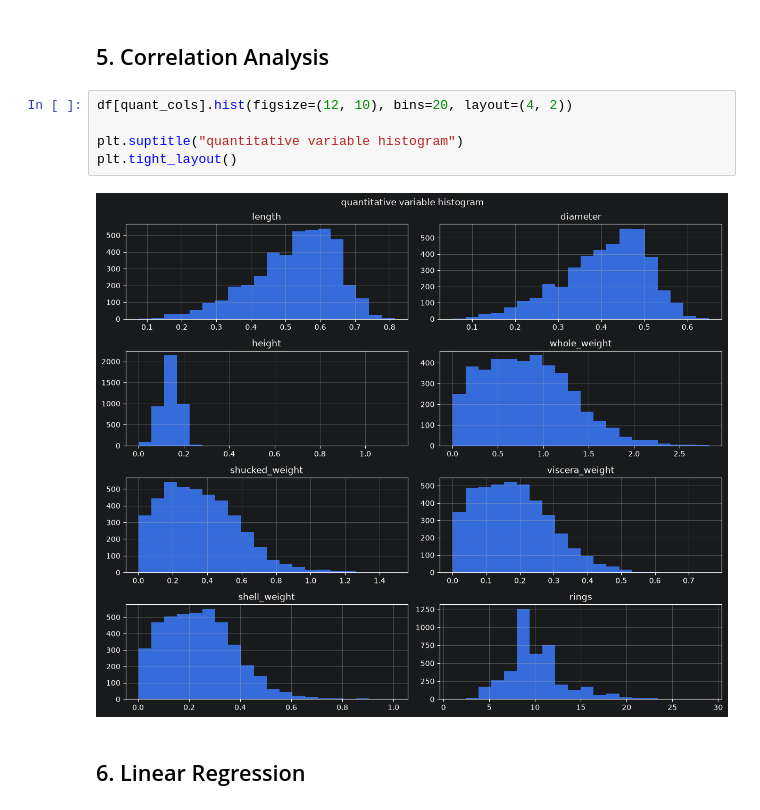
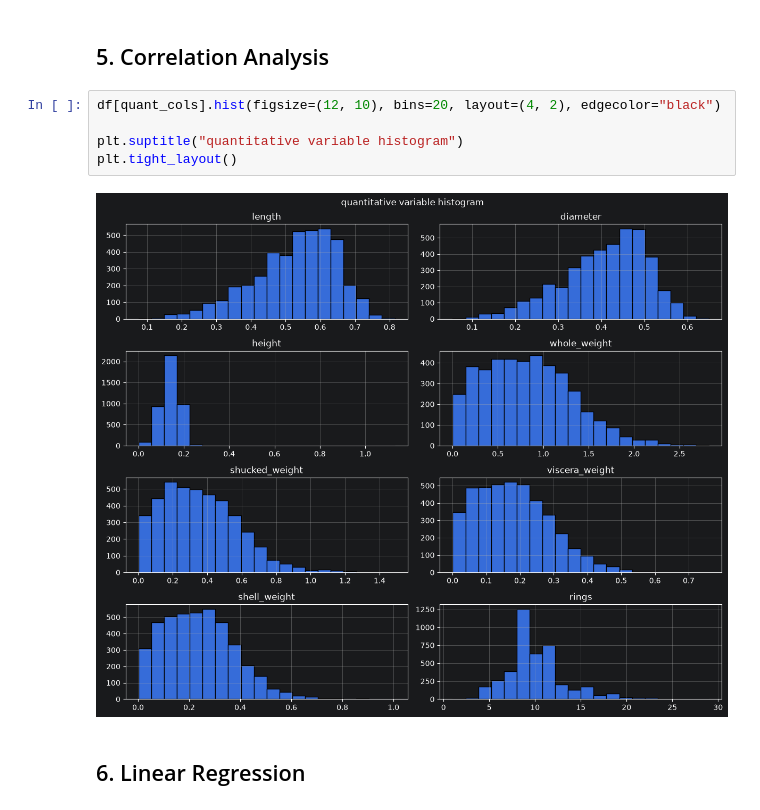
Before and after one commit to JakubRudy/programming-in-python, a Jupyter notebook: Assignment1/zadanie1.ipynb, the cells around one changed output. Cells and saved outputs as stored; diff of their text form.

```diff
--- a/Assignment1/zadanie1.ipynb
+++ b/Assignment1/zadanie1.ipynb
@@ -111,12 +109,12 @@ Text(0, 0.5, 'observation count')
 # %% [markdown]
 ## 5. Correlation Analysis
 # %%
-df[quant_cols].hist(figsize=(12, 10), bins=20, layout=(4, 2))
+df[quant_cols].hist(figsize=(12, 10), bins=20, layout=(4, 2), edgecolor="black")
 
 plt.suptitle("quantitative variable histogram")
 plt.tight_layout()
 # %% [output]
-[figure, old version]
+[figure, new version]
 # %% [markdown]
 ## 6. Linear Regression
 # %%
```
Also changed, not shown: parts of 2 cells of this notebook.
